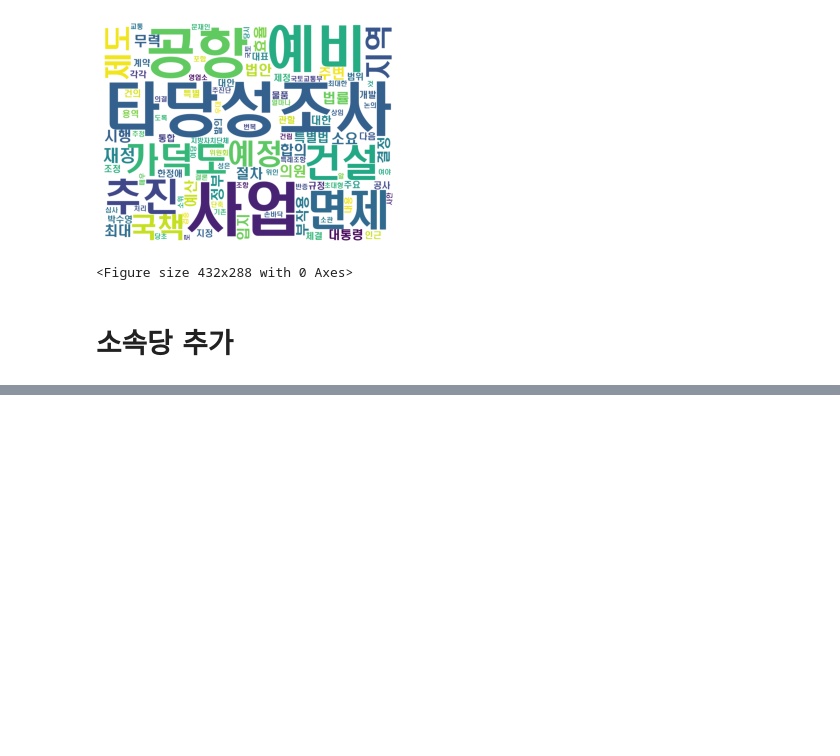
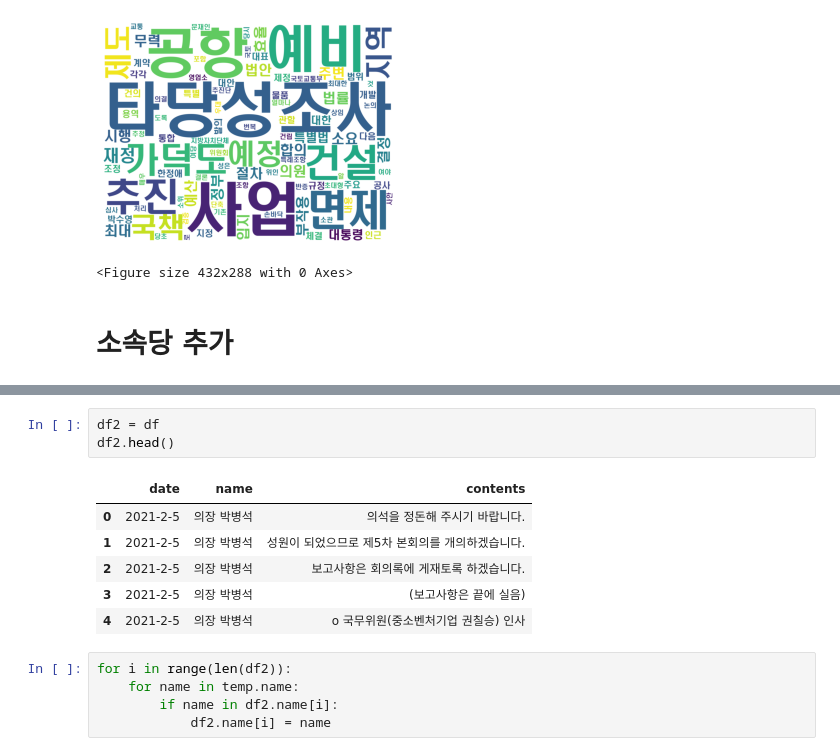
Before and after one commit to dw3624/-, a Jupyter notebook: 속기록 정리.ipynb, the cells around one changed output, grey strips where cells are left out. Saved outputs shown, nothing was run; the diff lists cells and outputs as text; blank space fills up the shorter version.

```diff
--- a/속기록 정리.ipynb
+++ b/속기록 정리.ipynb
@@ -183,0 +194,15 @@ df
+# %%
+df2 = df
+df2.head()
+# %% [output]
+|  | date | name | contents |
+| 0 | 2021-2-5 | 의장 박병석 | 의석을 정돈해 주시기 바랍니다. |
+| 1 | 2021-2-5 | 의장 박병석 | 성원이 되었으므로 제5차 본회의를 개의하겠습니다. |
+| 2 | 2021-2-5 | 의장 박병석 | 보고사항은 회의록에 게재토록 하겠습니다. |
+| 3 | 2021-2-5 | 의장 박병석 | (보고사항은 끝에 실음) |
+| 4 | 2021-2-5 | 의장 박병석 | o 국무위원(중소벤처기업 권칠승) 인사 |
+# %%
+for i in range(len(df2)):
+    for name in temp.name:
+        if name in df2.name[i]:
+            df2.name[i] = name
```
Also changed, not shown: parts of 8 cells of this notebook, 1 other file.
